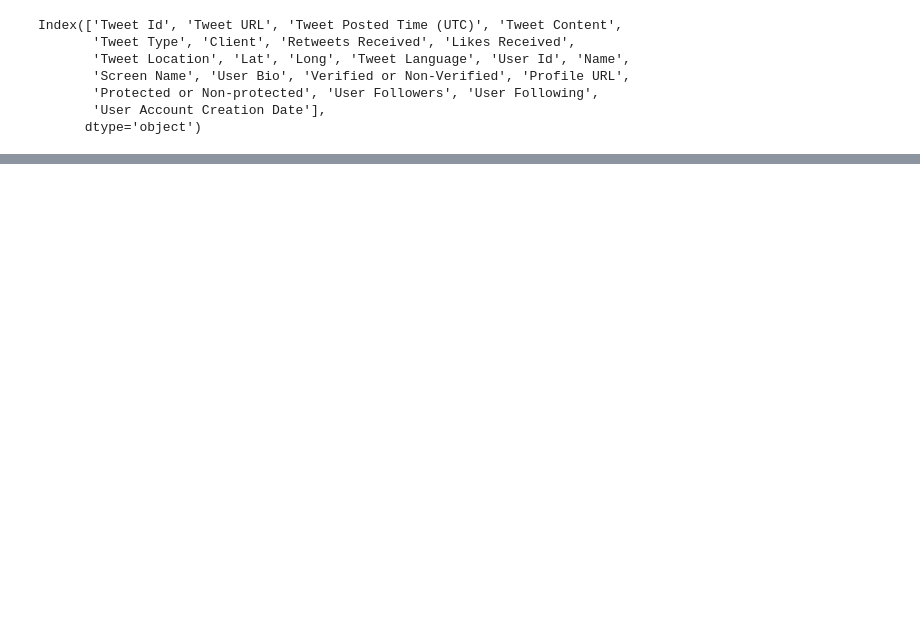
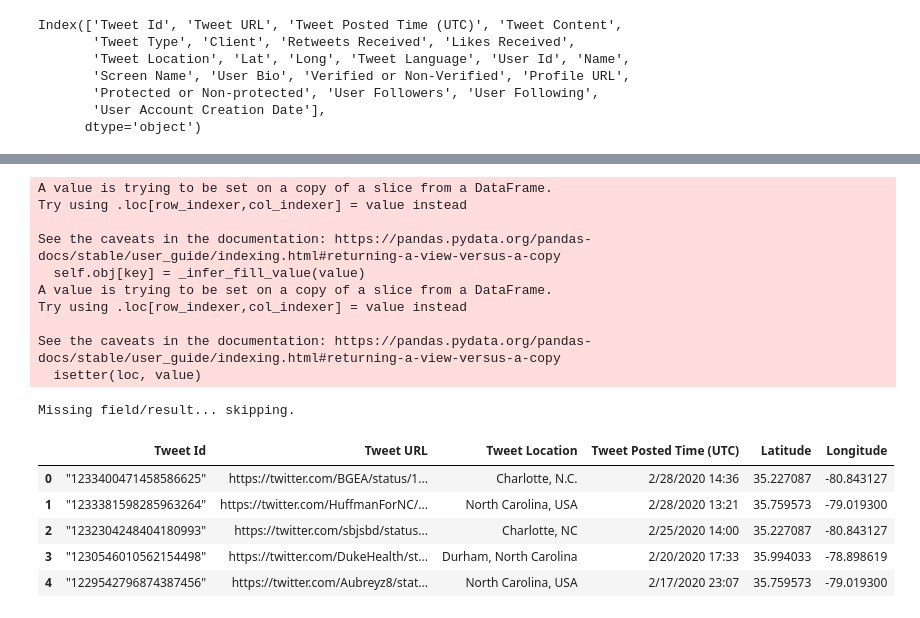
Before and after one commit to znurtokatli/COVID19TweetsDataAnalyzer, a Jupyter notebook: main/UserLocationsAnalysis.ipynb, the cells around one changed output, grey strips where cells are left out. Cells and saved outputs as stored; diff of their text form; code cells hidden in the pictures; blank space fills up the shorter version.

```diff
--- a/main/UserLocationsAnalysis.ipynb
+++ b/main/UserLocationsAnalysis.ipynb
@@ -87,0 +50,44 @@ hotel_df
+# %%
+base_url = "https://maps.googleapis.com/maps/api/geocode/json?"
+params = {"key": gkey}
+
+#places = filtered_df['Tweet Location'].tolist()
+#api_param = [w.replace(' ', '+') for w in places]
+
+
+for index, row in filtered_df.iterrows():
+
+    place = row['Tweet Location']
+
+    params['address'] = f"{place}"
+
+    resp_data = requests.get(base_url, params = params).json()
+
+    try:
+        filtered_df.loc[index, 'Latitude'] = resp_data['results'][0]['geometry']['location']['lat']
+        filtered_df.loc[index, 'Longitude'] = resp_data['results'][0]['geometry']['location']['lng']
+        #lats_list.append(resp_data['results'][0]['geometry']['location']['lat'])
+        #lngs_list.append(resp_data['results'][0]['geometry']['location']['lng'])
+    except (KeyError, IndexError):
+        print("Missing field/result... skipping.")
+        pass
+
+filtered_df.head()
+# %% [output]
+A value is trying to be set on a copy of a slice from a DataFrame.
+Try using .loc[row_indexer,col_indexer] = value instead
+
+See the caveats in the documentation: https://pandas.pydata.org/pandas-docs/stable/user_guide/indexing.html#returning-a-view-versus-a-copy
+  self.obj[key] = _infer_fill_value(value)
+A value is trying to be set on a copy of a slice from a DataFrame.
+Try using .loc[row_indexer,col_indexer] = value instead
+
+See the caveats in the documentation: https://pandas.pydata.org/pandas-docs/stable/user_guide/indexing.html#returning-a-view-versus-a-copy
+  isetter(loc, value)
+Missing field/result... skipping.
+|  | Tweet Id | Tweet URL | Tweet Location | Tweet Posted Time (UTC) | Latitude | Longitude |
+| 0 | "1233400471458586625" | https://twitter.com/BGEA/status/1... | Charlotte, N.C. | 2/28/2020 14:36 | 35.227087 | -80.843127 |
+| 1 | "1233381598285963264" | https://twitter.com/HuffmanForNC/... | North Carolina, USA | 2/28/2020 13:21 | 35.759573 | -79.019300 |
+| 2 | "1232304248404180993" | https://twitter.com/sbjsbd/status... | Charlotte, NC | 2/25/2020 14:00 | 35.227087 | -80.843127 |
+| 3 | "1230546010562154498" | https://twitter.com/DukeHealth/st... | Durham, North Carolina | 2/20/2020 17:33 | 35.994033 | -78.898619 |
+| 4 | "1229542796874387456" | https://twitter.com/Aubreyz8/stat... | North Carolina, USA | 2/17/2020 23:07 | 35.759573 | -79.019300 |
```
Also changed, not shown: parts of 10 cells of this notebook, 1 other file.
